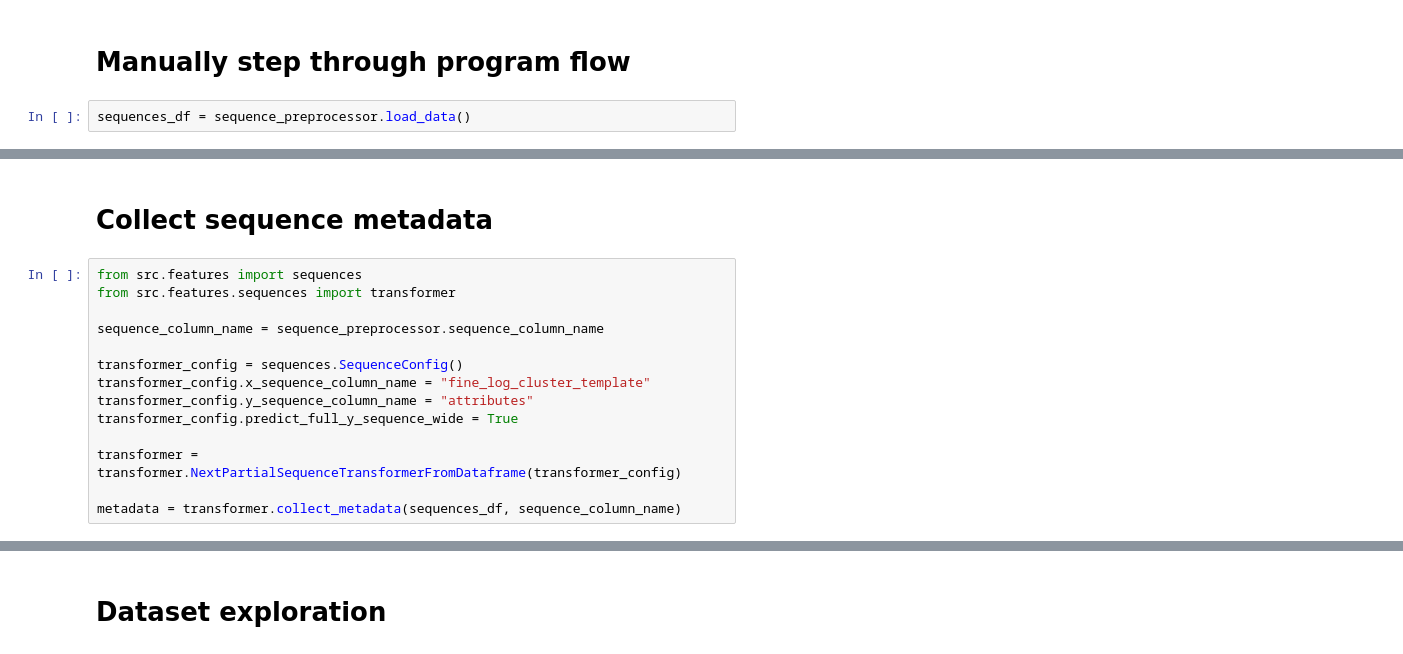
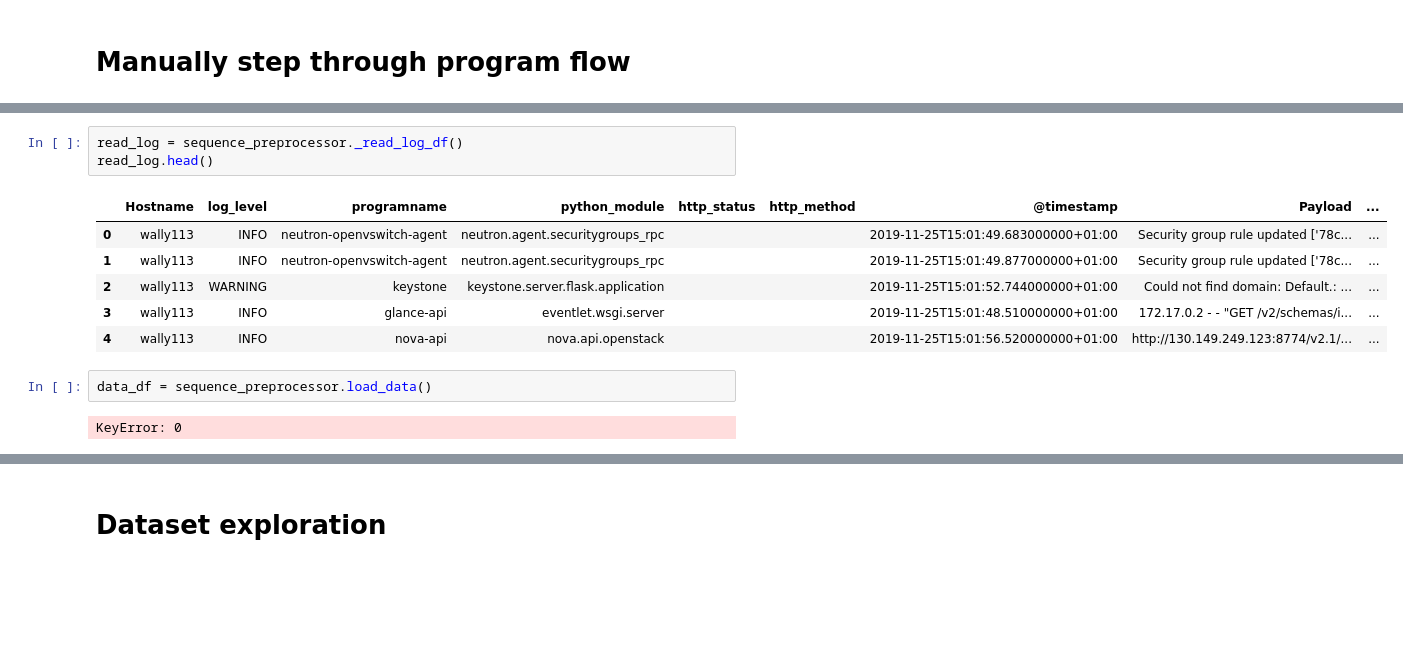
Before and after one commit to DerDoni/Domain-Guided-Monitoring, a Jupyter notebook: notebooks/Attention vs. no attention.ipynb, the cells around one changed output, grey strips where cells are left out. Cells and saved outputs as stored; diff of their text form; blank space fills up the shorter version.

```diff
--- a/notebooks/Attention vs. no attention.ipynb
+++ b/notebooks/Attention vs. no attention.ipynb
@@ -46,5 +42,3 @@ sequence_preprocessor = preprocessing.ConcurrentAggregatedLogsPreprocessor(huawe
 huawei_full_data.columns
 # %% [markdown]
 # Manually step through program flow
-# %%
-sequences_df = sequence_preprocessor.load_data()
@@ -66,16 +73,14 @@ random.seed(random_seed)
-# %% [markdown]
-# Collect sequence metadata
-# %%
-from src.features import sequences
-from src.features.sequences import transformer
-
-sequence_column_name = sequence_preprocessor.sequence_column_name
-
-transformer_config = sequences.SequenceConfig()
-transformer_config.x_sequence_column_name = "fine_log_cluster_template"
-transformer_config.y_sequence_column_name = "attributes"
-transformer_config.predict_full_y_sequence_wide = True
-
-transformer = transformer.NextPartialSequenceTransformerFromDataframe(transformer_config)
-
-metadata = transformer.collect_metadata(sequences_df, sequence_column_name)
+# %%
+read_log = sequence_preprocessor._read_log_df()
+read_log.head()
+# %% [output]
+|  | Hostname | log_level | programname | python_module | http_status | http_method | @timestamp | Payload | ... |
+| 0 | wally113 | INFO | neutron-openvswitch-agent | neutron.agent.securitygroups_rpc |  |  | 2019-11-25T15:01:49.683000000+01:00 | Security group rule updated ['78c... | ... |
+| 1 | wally113 | INFO | neutron-openvswitch-agent | neutron.agent.securitygroups_rpc |  |  | 2019-11-25T15:01:49.877000000+01:00 | Security group rule updated ['78c... | ... |
+| 2 | wally113 | WARNING | keystone | keystone.server.flask.application |  |  | 2019-11-25T15:01:52.744000000+01:00 | Could not find domain: Default.: ... | ... |
+| 3 | wally113 | INFO | glance-api | eventlet.wsgi.server |  |  | 2019-11-25T15:01:48.510000000+01:00 | 172.17.0.2 - - "GET /v2/schemas/i... | ... |
+| 4 | wally113 | INFO | nova-api | nova.api.openstack |  |  | 2019-11-25T15:01:56.520000000+01:00 | http://130.149.249.123:8774/v2.1/... | ... |
+# %%
+data_df = sequence_preprocessor.load_data()
+# %% [output]
+KeyError: 0
```
Also changed, not shown: parts of 26 cells of this notebook, 1 other file.
